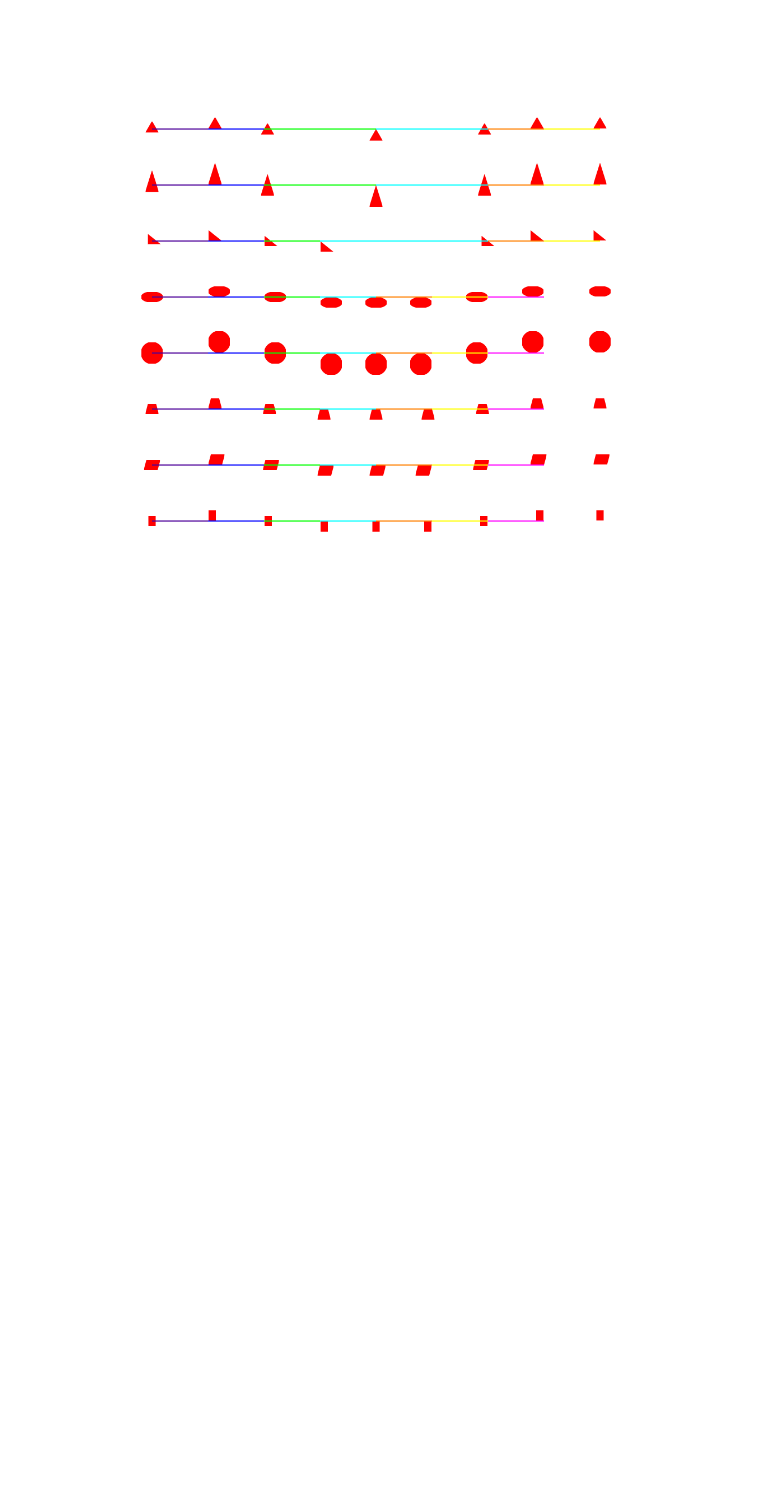
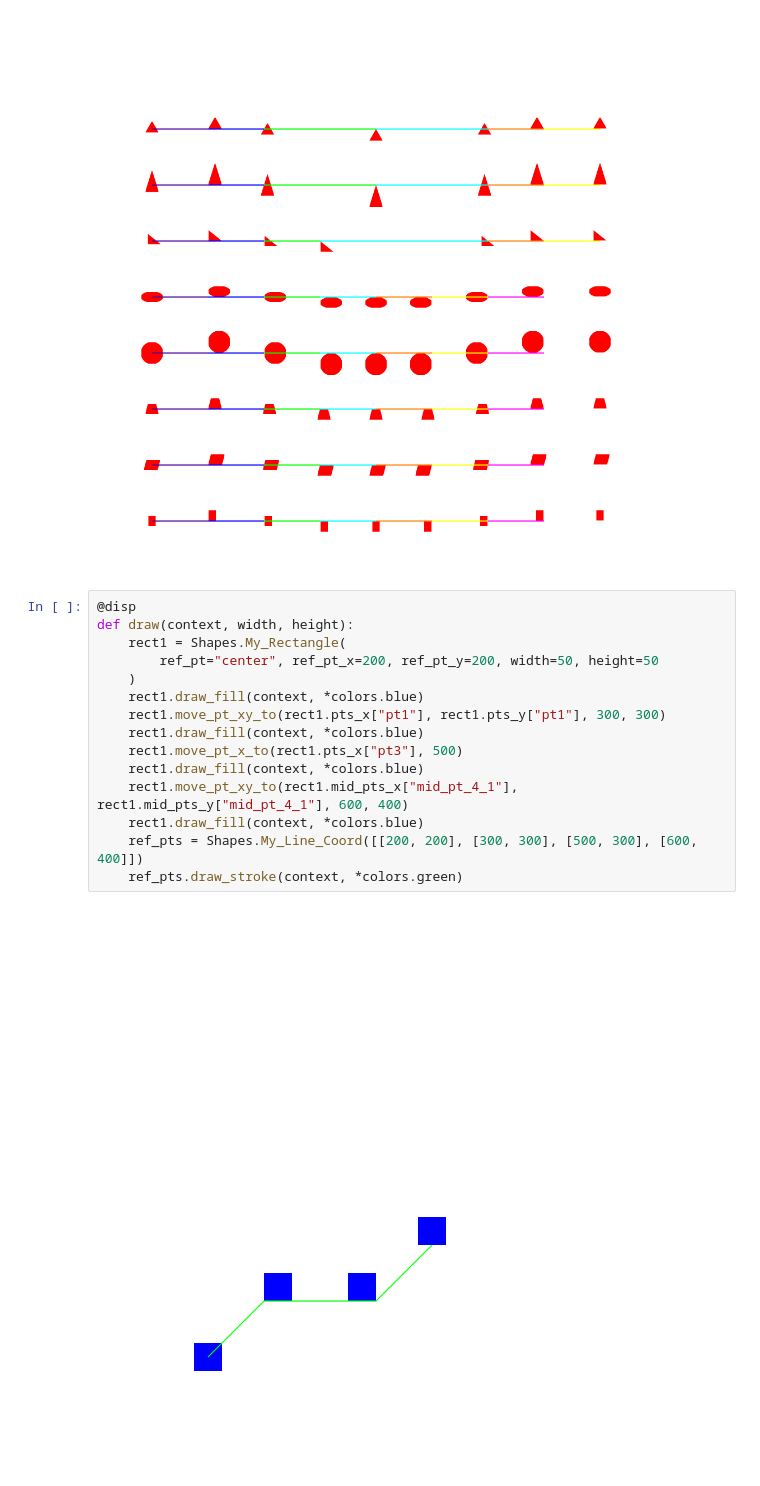
Before and after one commit to jon21o/Drawing, a Jupyter notebook: test_shapes1.ipynb, the cells around one changed output. Saved outputs shown, nothing was run; the diff lists cells and outputs as text; blank space fills up the shorter version.

Commit message:
Implemented functions to move object points to locations

```diff
--- a/test_shapes1.ipynb
+++ b/test_shapes1.ipynb
@@ -191,3 +191,20 @@ def draw(context, width, height):
     context.stroke()
 # %% [output]
 [figure]
+# %%
+@disp
+def draw(context, width, height):
+    rect1 = Shapes.My_Rectangle(
+        ref_pt="center", ref_pt_x=200, ref_pt_y=200, width=50, height=50
+    )
+    rect1.draw_fill(context, *colors.blue)
+    rect1.move_pt_xy_to(rect1.pts_x["pt1"], rect1.pts_y["pt1"], 300, 300)
+    rect1.draw_fill(context, *colors.blue)
+    rect1.move_pt_x_to(rect1.pts_x["pt3"], 500)
+    rect1.draw_fill(context, *colors.blue)
+    rect1.move_pt_xy_to(rect1.mid_pts_x["mid_pt_4_1"], rect1.mid_pts_y["mid_pt_4_1"], 600, 400)
+    rect1.draw_fill(context, *colors.blue)
+    ref_pts = Shapes.My_Line_Coord([[200, 200], [300, 300], [500, 300], [600, 400]])
+    ref_pts.draw_stroke(context, *colors.green)
+# %% [output]
+[figure, added]
```
Also changed, not shown: 1 other file.
